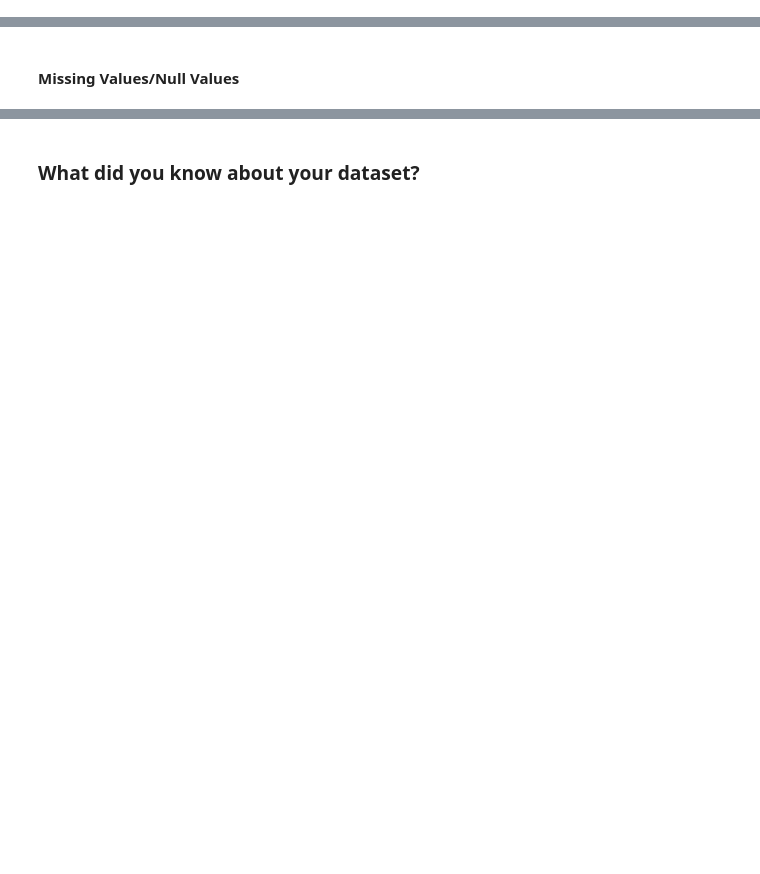
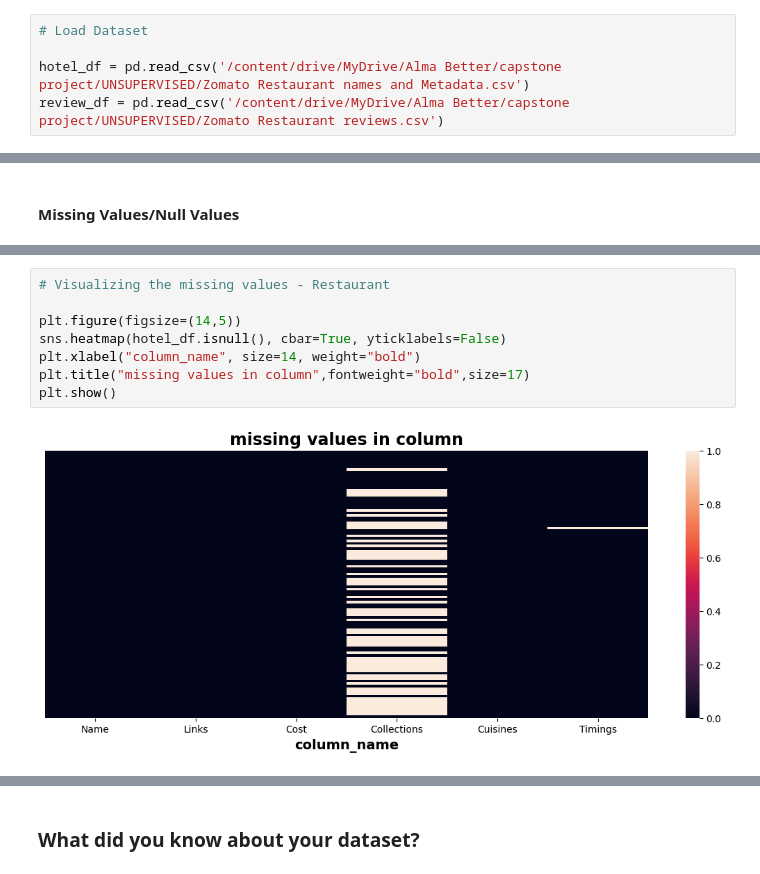
Before and after one commit to meenubenny/Zomato_Restaurant_Clustering_and_Sentiment_Analysis, a Jupyter notebook: Meenu_Benny_Zomato_Restaurant_Clustering_&_Sentiment_Analysis.ipynb, the cells around one changed output, grey strips where cells are left out. Saved outputs shown, nothing was run; the diff lists cells and outputs as text; blank space fills up the shorter version.

```diff
--- a/Meenu_Benny_Zomato_Restaurant_Clustering_&_Sentiment_Analysis.ipynb
+++ b/Meenu_Benny_Zomato_Restaurant_Clustering_&_Sentiment_Analysis.ipynb
@@ -99,3 +72,8 @@ review_df = pd.read_csv('')
+# %%
+# Load Dataset
+
+hotel_df = pd.read_csv('/content/drive/MyDrive/Alma Better/capstone project/UNSUPERVISED/Zomato Restaurant names and Metadata.csv')
+review_df = pd.read_csv('/content/drive/MyDrive/Alma Better/capstone project/UNSUPERVISED/Zomato Restaurant reviews.csv')
 # %% [markdown]
 ### Dataset First View
 # %%
@@ -120,0 +184,10 @@ review_df = pd.read_csv('')
+# %%
+# Visualizing the missing values - Restaurant
+
+plt.figure(figsize=(14,5))
+sns.heatmap(hotel_df.isnull(), cbar=True, yticklabels=False)
+plt.xlabel("column_name", size=14, weight="bold")
+plt.title("missing values in column",fontweight="bold",size=17)
+plt.show()
+# %% [output]
+[figure, added]
```
Also changed, not shown: parts of 188 cells of this notebook.
